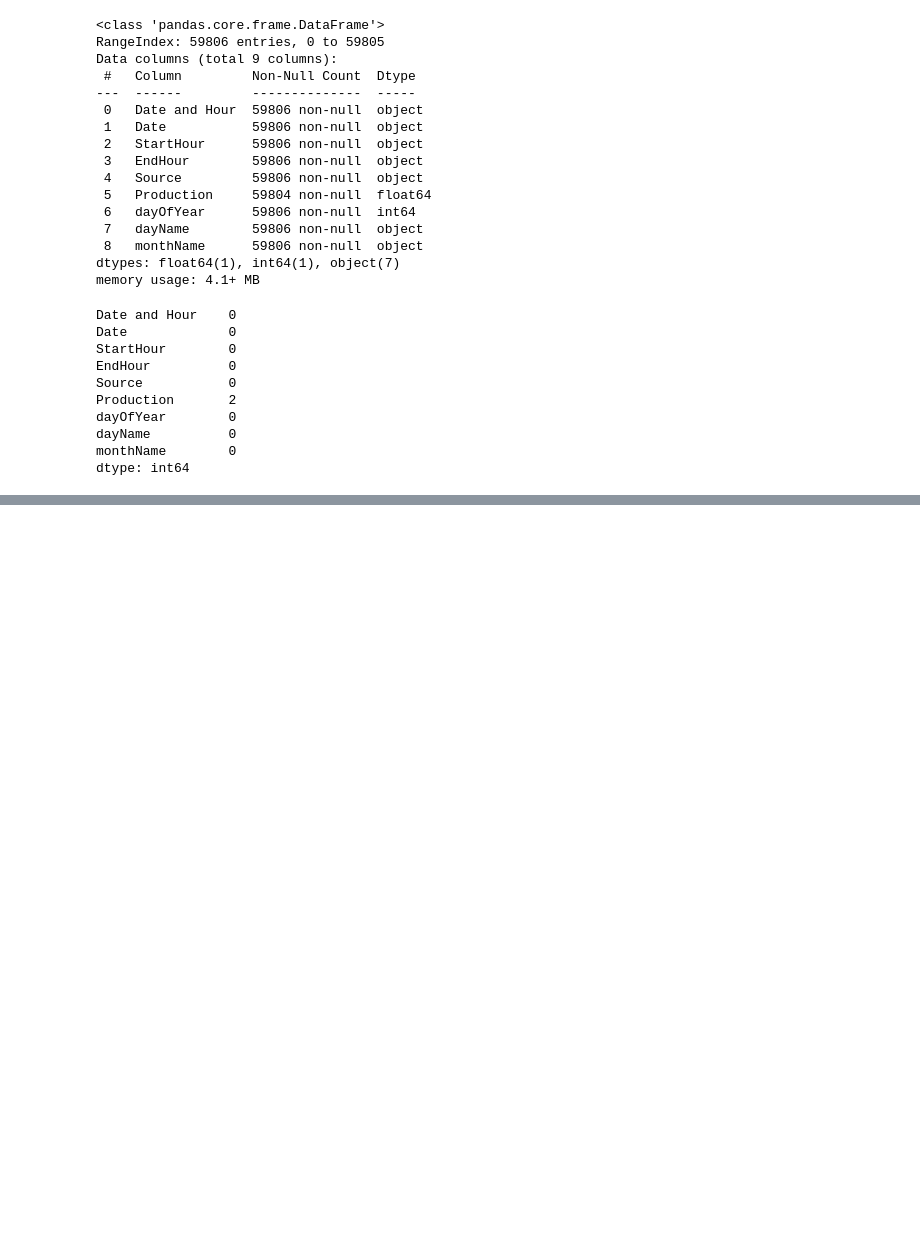
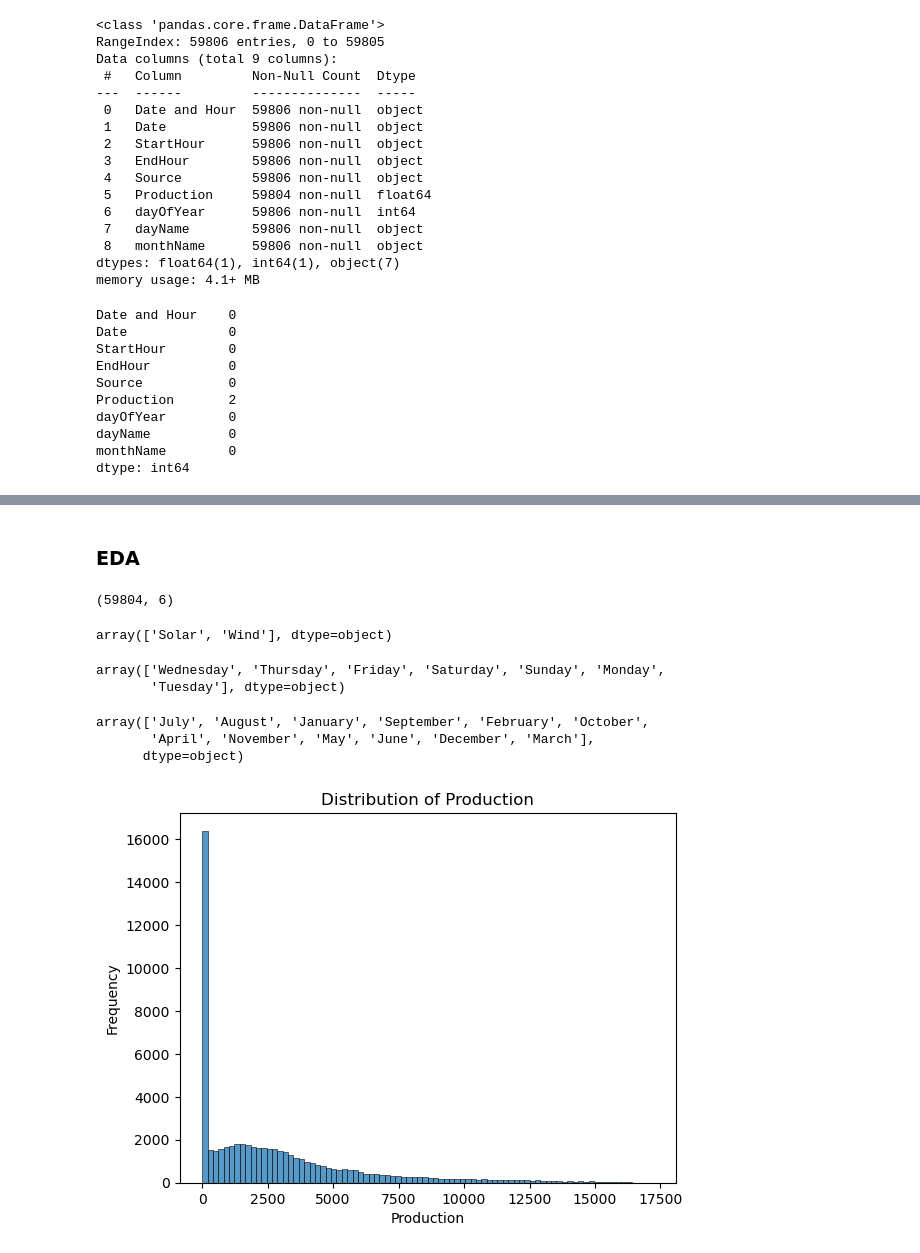
Before and after one commit to sai14karthik/Nexus-S1-Deakin-Internship, a Jupyter notebook: Energy Industry/main.ipynb, the cells around one changed output, grey strips where cells are left out. Cells and saved outputs as stored; diff of their text form; code cells hidden in the pictures; blank space fills up the shorter version.

```diff
--- a/Energy Industry/main.ipynb
+++ b/Energy Industry/main.ipynb
@@ -80,6 +80,8 @@ dayOfYear        0
 dayName          0
 monthName        0
 dtype: int64
+# %%
+df.dropna(inplace=True)
 # %%
 df.duplicated()== True
 # %% [output]
@@ -97,0 +122,11 @@ Length: 59806, dtype: bool
+# %%
+df.drop("Date and Hour",axis=1,inplace=True)
+df.drop("Date",axis=1,inplace=True)
+# %%
+df['StartHour'] = df['StartHour'].replace('24:00:00', '00:00:00')
+df['EndHour'] = df['EndHour'].replace('24:00:00', '00:00:00')
+
+df['StartHour'] = pd.to_datetime(df['StartHour'])
+df['EndHour'] = pd.to_datetime(df['EndHour'])
+
+df['TimeDifference'] = df['EndHour'] - df['StartHour']
@@ -97,0 +142,3 @@ Length: 59806, dtype: bool
+# %%
+df['Total_time'] = df['TimeDifference'].dt.components['hours']
+df = df.drop(['TimeDifference', 'StartHour', 'EndHour'], axis=1)
@@ -97,0 +164,29 @@ Length: 59806, dtype: bool
+# %% [markdown]
+### EDA
+# %%
+df.shape
+# %% [output]
+(59804, 6)
+# %%
+df["Source"].unique()
+# %% [output]
+array(['Solar', 'Wind'], dtype=object)
+# %%
+df["dayName"].unique()
+# %% [output]
+array(['Wednesday', 'Thursday', 'Friday', 'Saturday', 'Sunday', 'Monday',
+       'Tuesday'], dtype=object)
+# %%
+df["monthName"].unique()
+# %% [output]
+array(['July', 'August', 'January', 'September', 'February', 'October',
+       'April', 'November', 'May', 'June', 'December', 'March'],
+      dtype=object)
+# %%
+sns.histplot(df['Production'], kde=False)
+plt.title('Distribution of Production')
+plt.xlabel('Production')
+plt.ylabel('Frequency')
+plt.show()
+# %% [output]
+[figure, added]
```
Also changed, not shown: parts of 13 cells of this notebook.
